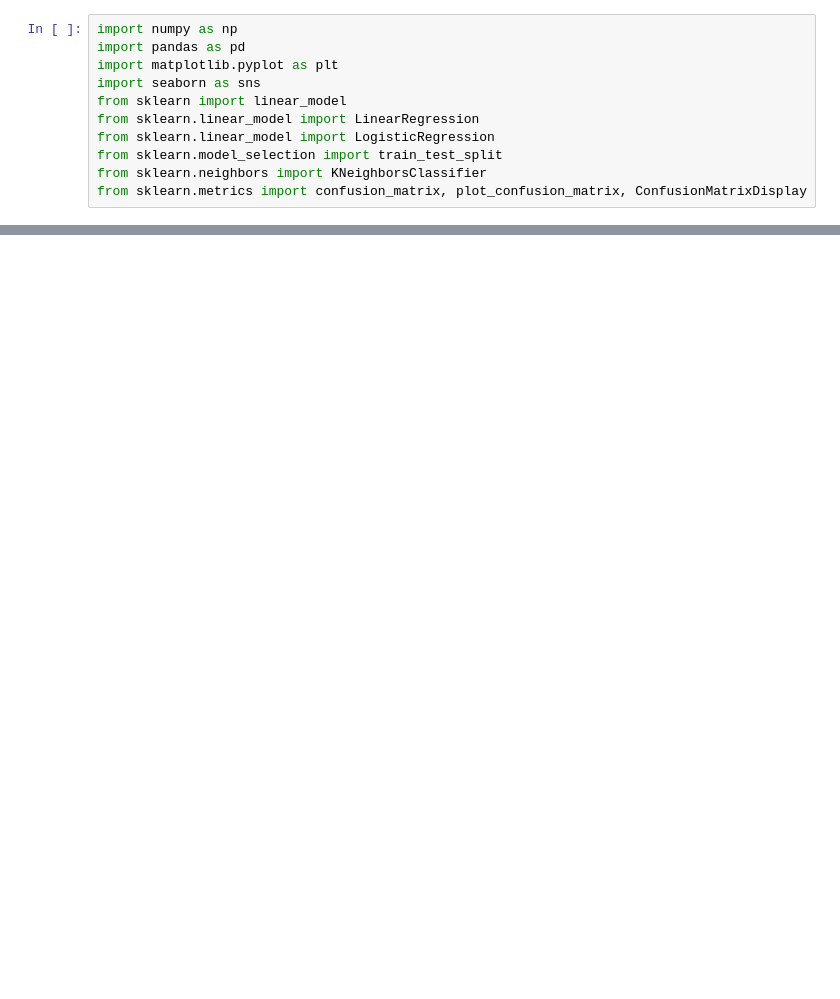
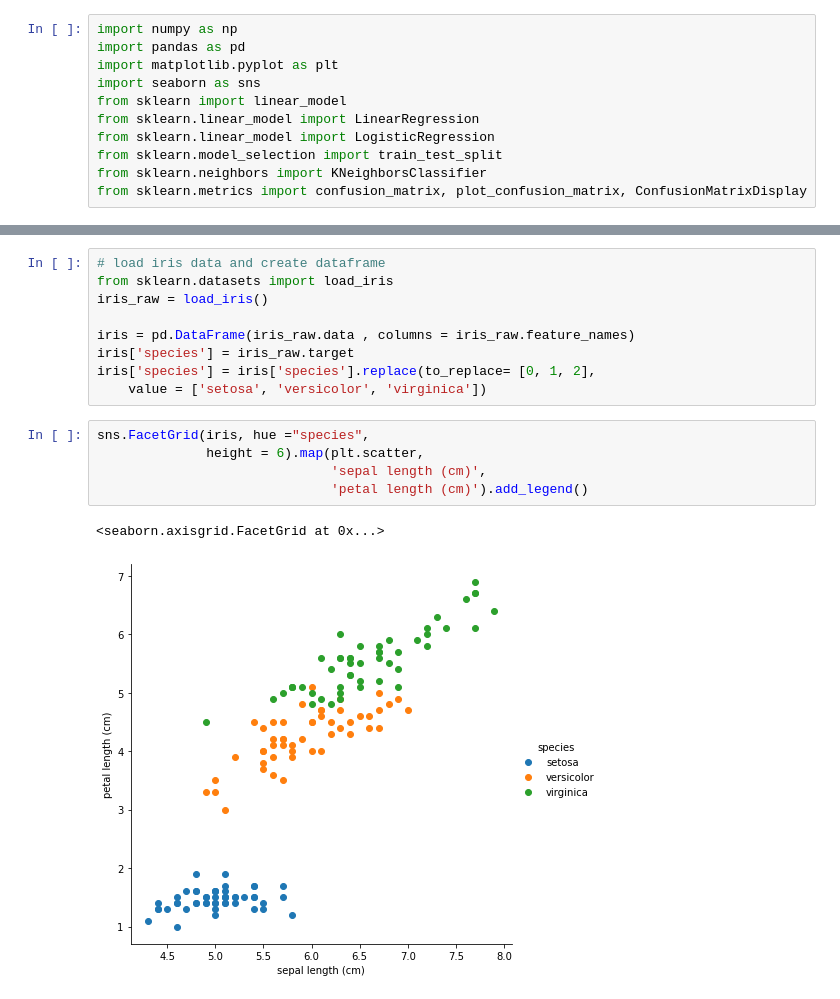
Before and after one commit to Jessica-Gilmsjoe/DIT406, a Jupyter notebook: assignment2-new.ipynb, the cells around one changed output, grey strips where cells are left out. Cells and saved outputs as stored; diff of their text form; blank space fills up the shorter version.

```diff
--- a/assignment2-new.ipynb
+++ b/assignment2-new.ipynb
@@ -32,0 +70,17 @@ houses
+# %%
+# load iris data and create dataframe
+from sklearn.datasets import load_iris
+iris_raw = load_iris()
+
+iris = pd.DataFrame(iris_raw.data , columns = iris_raw.feature_names)
+iris['species'] = iris_raw.target
+iris['species'] = iris['species'].replace(to_replace= [0, 1, 2],
+    value = ['setosa', 'versicolor', 'virginica'])
+# %%
+sns.FacetGrid(iris, hue ="species",
+              height = 6).map(plt.scatter,
+                              'sepal length (cm)',
+                              'petal length (cm)').add_legend()
+# %% [output]
+<seaborn.axisgrid.FacetGrid at 0x...>
+[figure, added]
```
Also changed, not shown: parts of 10 cells of this notebook.
